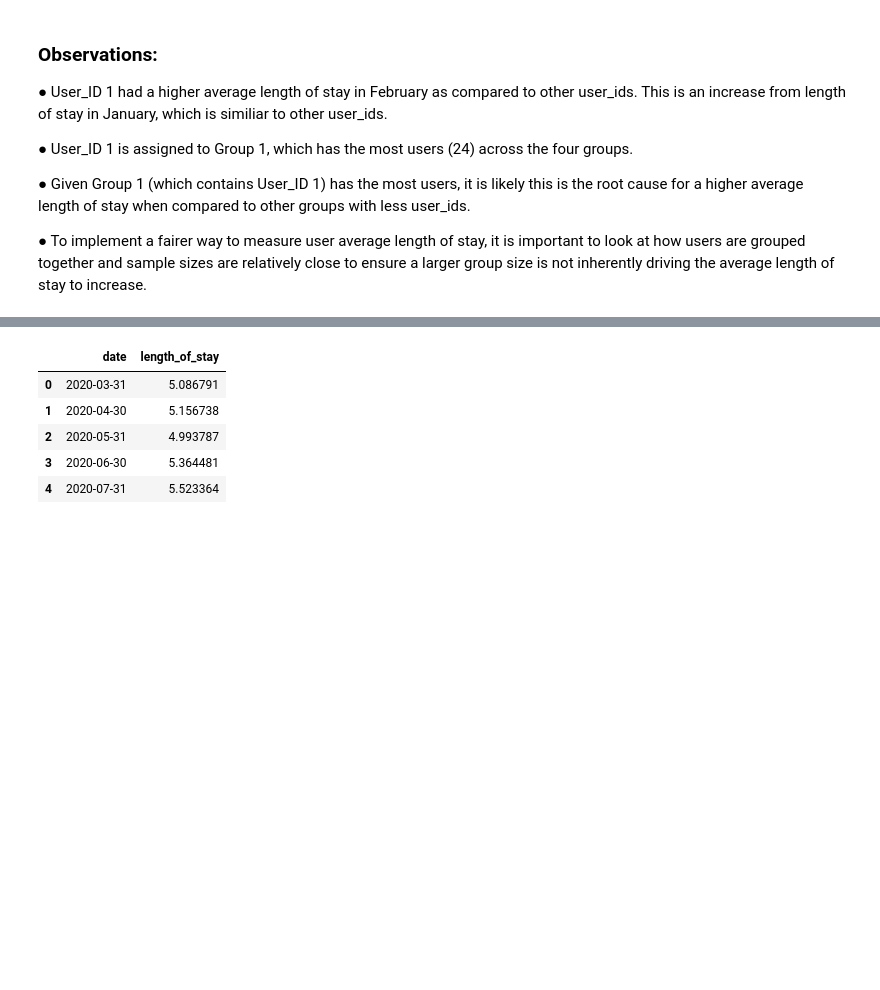
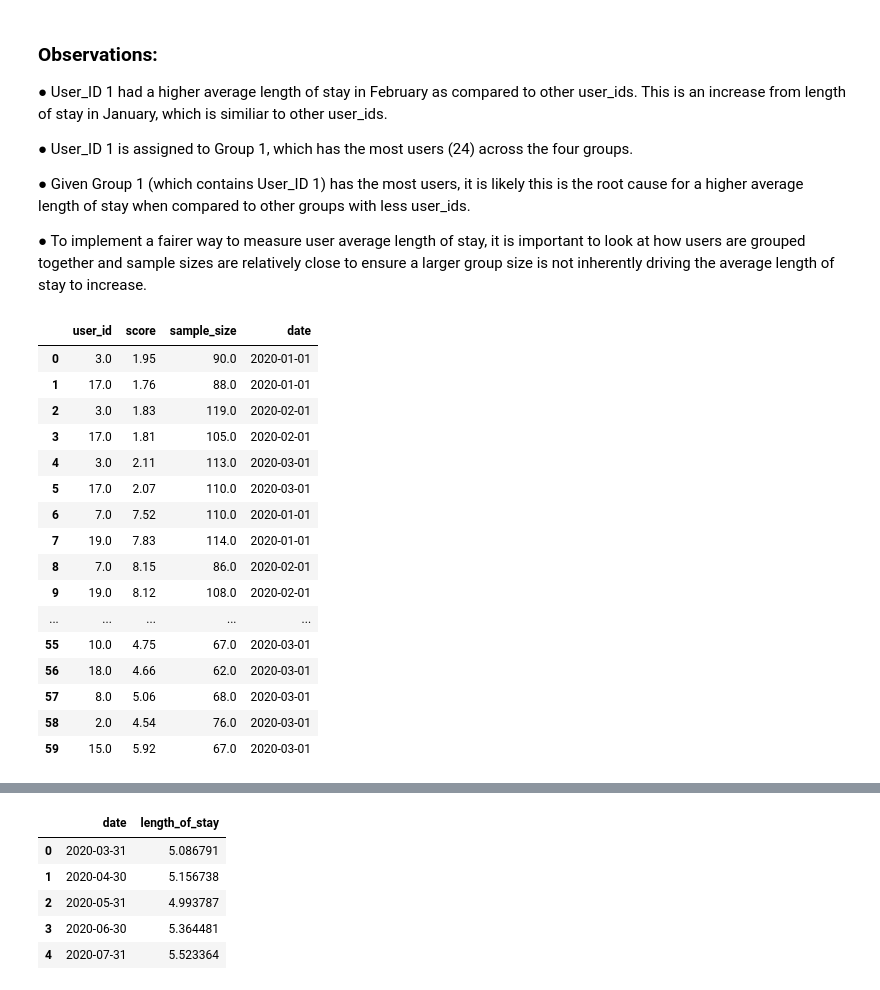
Before and after one commit to valputla/Customer-Success-Project, a Jupyter notebook: Take Home Analysis.ipynb, the cells around one changed output, grey strips where cells are left out. Saved outputs shown, nothing was run; the diff lists cells and outputs as text; code cells hidden in the pictures; blank space fills up the shorter version.

```diff
--- a/Take Home Analysis.ipynb
+++ b/Take Home Analysis.ipynb
@@ -118,3 +118,23 @@ plt.show()
 ● Given Group 1 (which contains User_ID 1) has the most users, it is likely this is the root cause for a higher average length of stay when compared to other groups with less user_ids.
 
 ● To implement a fairer way to measure user average length of stay, it is important to look at how users are grouped together and sample sizes are relatively close to ensure a larger group size is not inherently driving the average length of stay to increase.
+# %%
+q3_user_scores
+# %% [output]
+|  | user_id | score | sample_size | date |
+| 0 | 3.0 | 1.95 | 90.0 | 2020-01-01 |
+| 1 | 17.0 | 1.76 | 88.0 | 2020-01-01 |
+| 2 | 3.0 | 1.83 | 119.0 | 2020-02-01 |
+| 3 | 17.0 | 1.81 | 105.0 | 2020-02-01 |
+| 4 | 3.0 | 2.11 | 113.0 | 2020-03-01 |
+| 5 | 17.0 | 2.07 | 110.0 | 2020-03-01 |
+| 6 | 7.0 | 7.52 | 110.0 | 2020-01-01 |
+| 7 | 19.0 | 7.83 | 114.0 | 2020-01-01 |
+| 8 | 7.0 | 8.15 | 86.0 | 2020-02-01 |
+| 9 | 19.0 | 8.12 | 108.0 | 2020-02-01 |
+| ... | ... | ... | ... | ... |
+| 55 | 10.0 | 4.75 | 67.0 | 2020-03-01 |
+| 56 | 18.0 | 4.66 | 62.0 | 2020-03-01 |
+| 57 | 8.0 | 5.06 | 68.0 | 2020-03-01 |
+| 58 | 2.0 | 4.54 | 76.0 | 2020-03-01 |
+| 59 | 15.0 | 5.92 | 67.0 | 2020-03-01 |
```
Also changed, not shown: parts of 9 cells of this notebook, 1 other file.
